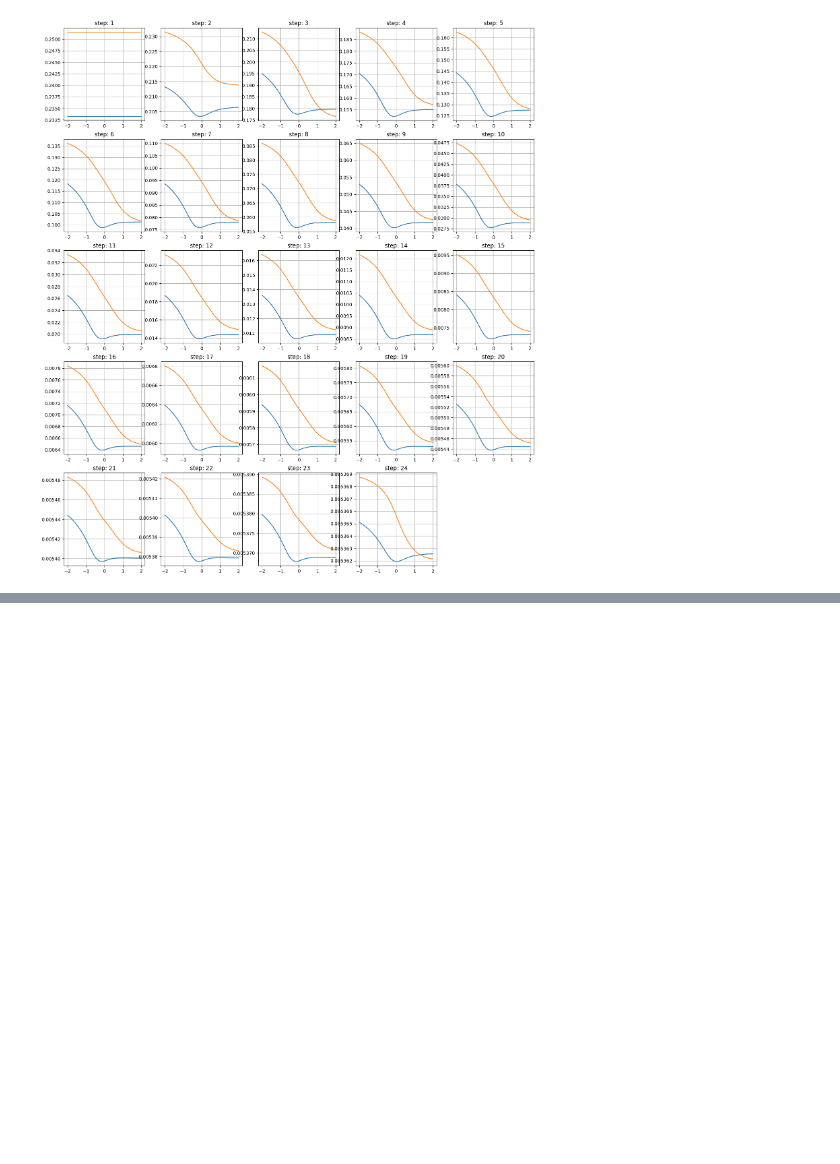
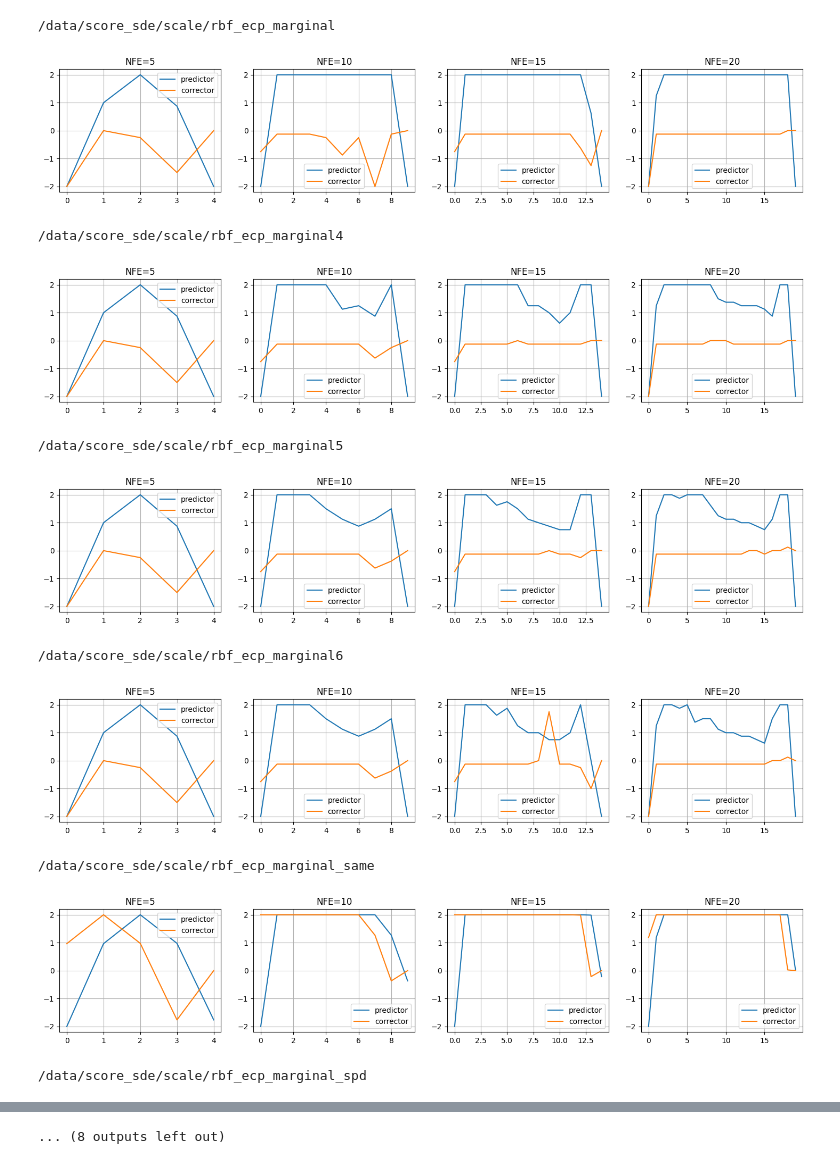
Before and after one commit to scpark20/dpm-solver-v32, a Jupyter notebook: codebases/score_sde/ipynb/view scale rbf_ecp_marginal.ipynb, the cells around one changed output, grey strips where cells are left out. Drawn from its saved outputs; the diff is of its cells as text; code cells hidden in the pictures; blank space fills up the shorter version.

```diff
--- a/codebases/score_sde/ipynb/view scale rbf_ecp_marginal.ipynb
+++ b/codebases/score_sde/ipynb/view scale rbf_ecp_marginal.ipynb
@@ -1,6 +0,0 @@
-# %%
-import numpy as np
-NFE=40
-npz_file = f'/data/score_sde_scale_rbf_ecp_marginal4/NFE={NFE},p=4.npz'
-data = np.load(npz_file)
-print(list(data.keys()))
@@ -35,15 +1,50 @@ KeyError: 'pred_losses_noise_list is not a file in the archive'
-# %%
-log_s = np.linspace(-2.0, 2.0, 100)
-rows = len(data['pred_losses_data_list'])//5
-plt.figure(figsize=[18, rows*5])
-for i, (noise_losses, data_losses) in enumerate(zip(data['pred_losses_data_list'], data['corr_losses_data_list'])):
-
-    plt.subplot(rows+1, 5, i+1)
-    plt.title(f"step: {i+1}")
-    plt.plot(log_s, data_losses)
-    plt.plot(log_s, noise_losses)
-    plt.grid()
-    #plt.ylim([0, 0.5])
-plt.show()
-# %% [output]
-[figure, removed]
+# %%
+import os
+import numpy as np
+import matplotlib.pyplot as plt
+
+NFEs = [5, 10, 15, 20]
+root_dirs = ['/data/score_sde/scale/rbf_ecp_marginal',
+             '/data/score_sde/scale/rbf_ecp_marginal4',
+             '/data/score_sde/scale/rbf_ecp_marginal5',
+             '/data/score_sde/scale/rbf_ecp_marginal6',
+             '/data/score_sde/scale/rbf_ecp_marginal_same',
+             '/data/score_sde/scale/rbf_ecp_marginal_spd',
+             '/data/score_sde/scale/rbf_ecp_marginal_lagc',
+             '/data/score_sde/scale/rbf_ecp_marginal_lagp',
+             '/data/score_sde/scale/rbf_ecp_marginal_to1',
+             '/data/score_sde/scale/rbf_ecp_marginal_to3',
+             ]
+
+for root_dir in root_dirs:
+    print(root_dir)
+    plt.figure(figsize=[18, 3])
+    for i, NFE in enumerate(NFEs):
+        if 'marginal4' in root_dir:
+            npz_file = os.path.join(root_dir, f'NFE={NFE},p=4.npz')
+        elif 'marginal5' in root_dir:
+            npz_file = os.path.join(root_dir, f'NFE={NFE},p=5.npz')
+        elif 'marginal6' in root_dir:
+            npz_file = os.path.join(root_dir, f'NFE={NFE},p=6.npz')
+        else:
+            npz_file = os.path.join(root_dir, f'NFE={NFE},p=3.npz')
+        data = np.load(npz_file)
+        plt.subplot(1, len(NFEs), i+1)
+        plt.title(f"NFE={NFE}")
+        plt.plot(data['optimal_log_scales'][0].T, label='predictor')
+        plt.plot(data['optimal_log_scales'][1].T, label='corrector')
+        plt.grid()
+        plt.legend()
+    plt.show()
+# %% [output]
+/data/score_sde/scale/rbf_ecp_marginal
+[figure, added]
+/data/score_sde/scale/rbf_ecp_marginal4
+[figure, added]
+/data/score_sde/scale/rbf_ecp_marginal5
+[figure, added]
+/data/score_sde/scale/rbf_ecp_marginal6
+[figure, added]
+/data/score_sde/scale/rbf_ecp_marginal_same
+[figure, added]
+/data/score_sde/scale/rbf_ecp_marginal_spd
@@ -49,0 +52 @@ plt.show()
+... (8 outputs left out)
```
Also changed, not shown: parts of 4 cells of this notebook, 26 other files.
